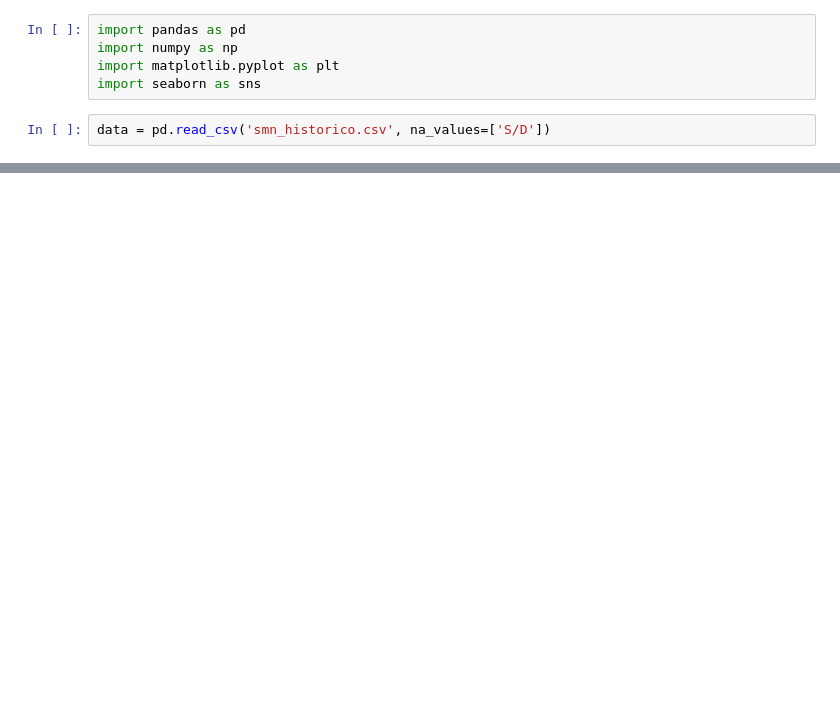
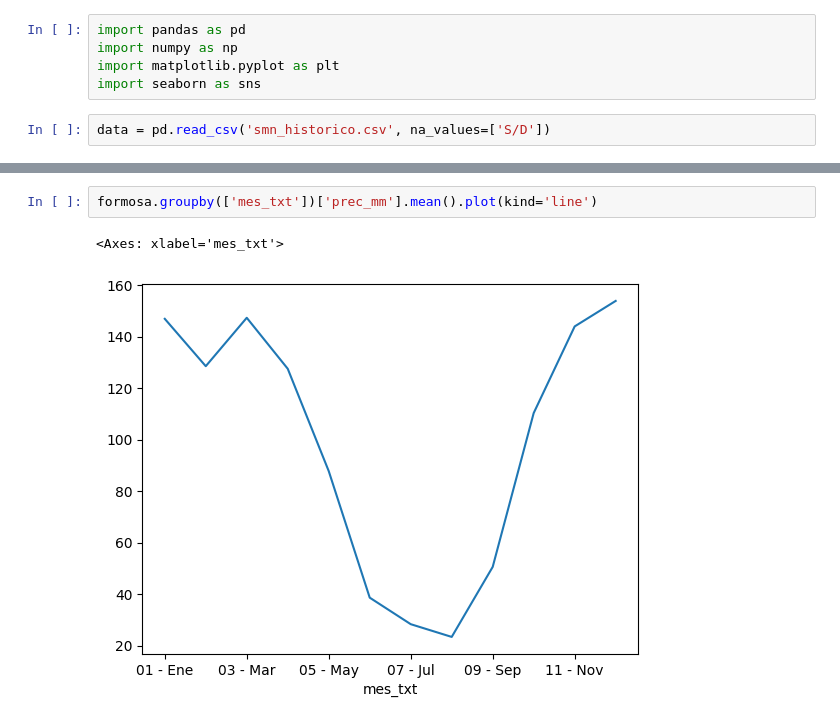
Before and after one commit to AndresMontesDeOca/Analisis-de-Datos, a Jupyter notebook: TP3.ipynb, the cells around one changed output, grey strips where cells are left out. Drawn from its saved outputs; the diff is of its cells as text; blank space fills up the shorter version.

```diff
--- a/TP3.ipynb
+++ b/TP3.ipynb
@@ -36,0 +151,5 @@ None
+# %%
+formosa.groupby(['mes_txt'])['prec_mm'].mean().plot(kind='line')
+# %% [output]
+<Axes: xlabel='mes_txt'>
+[figure, added]
```
Also changed, not shown: parts of 10 cells of this notebook.
